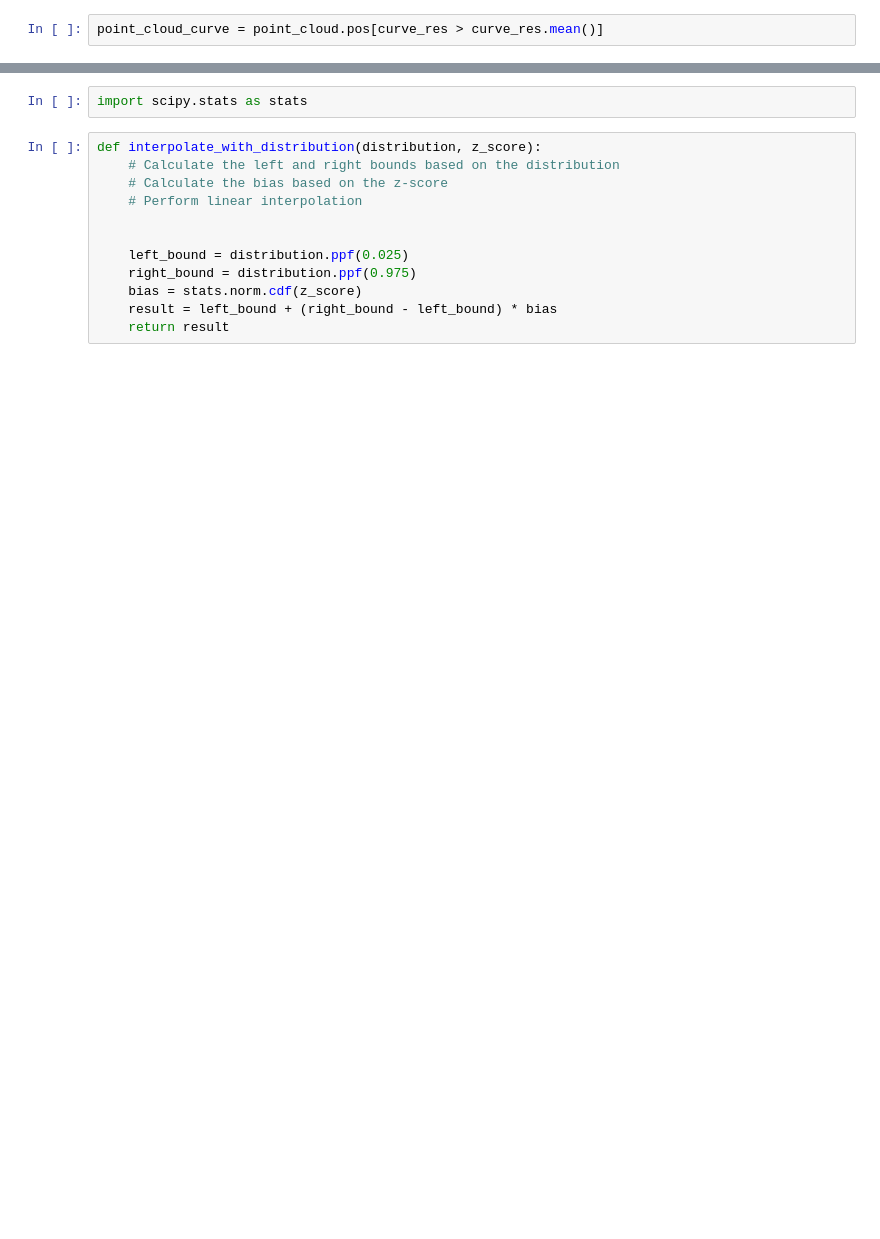
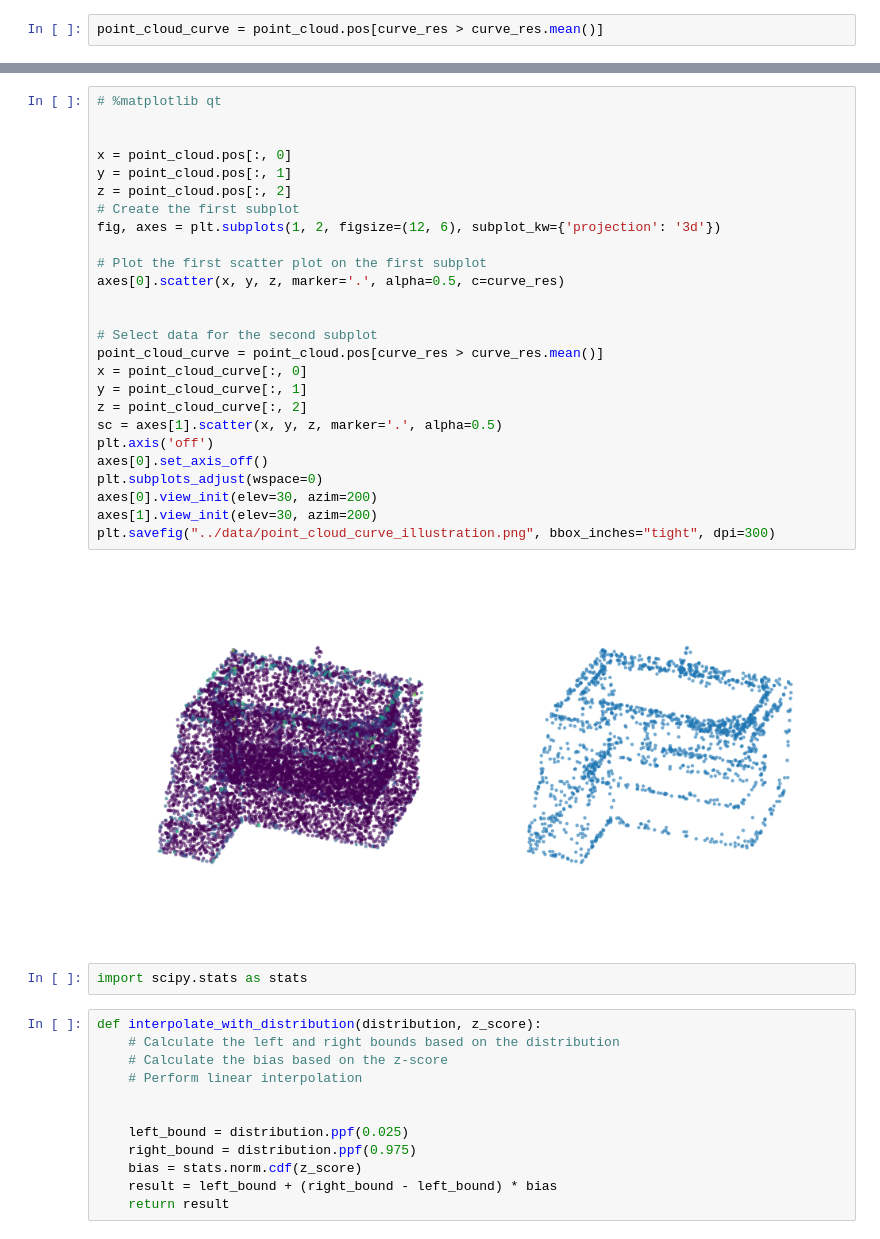
Before and after one commit to PaulHosek/Pointnet3, a Jupyter notebook: approaches/cuvature_v2.ipynb, the cells around one changed output, grey strips where cells are left out. Drawn from its saved outputs; the diff is of its cells as text; blank space fills up the shorter version.

```diff
--- a/approaches/cuvature_v2.ipynb
+++ b/approaches/cuvature_v2.ipynb
@@ -38,3 +50,31 @@ ax.scatter(x, y, z, marker='.', alpha=.5)
+# %%
+# %matplotlib qt
+
+
+x = point_cloud.pos[:, 0]
+y = point_cloud.pos[:, 1]
+z = point_cloud.pos[:, 2]
+# Create the first subplot
+fig, axes = plt.subplots(1, 2, figsize=(12, 6), subplot_kw={'projection': '3d'})
+
+# Plot the first scatter plot on the first subplot
+axes[0].scatter(x, y, z, marker='.', alpha=0.5, c=curve_res)
+
+
+# Select data for the second subplot
+point_cloud_curve = point_cloud.pos[curve_res > curve_res.mean()]
+x = point_cloud_curve[:, 0]
+y = point_cloud_curve[:, 1]
+z = point_cloud_curve[:, 2]
+sc = axes[1].scatter(x, y, z, marker='.', alpha=0.5)
+plt.axis('off')
+axes[0].set_axis_off()
+plt.subplots_adjust(wspace=0)
+axes[0].view_init(elev=30, azim=200)
+axes[1].view_init(elev=30, azim=200)
+plt.savefig("../data/point_cloud_curve_illustration.png", bbox_inches="tight", dpi=300)
+# %% [output]
+[figure, added]
 # %%
 import scipy.stats as stats
 # %%
```
Also changed, not shown: parts of 7 cells of this notebook, 2 other files.
